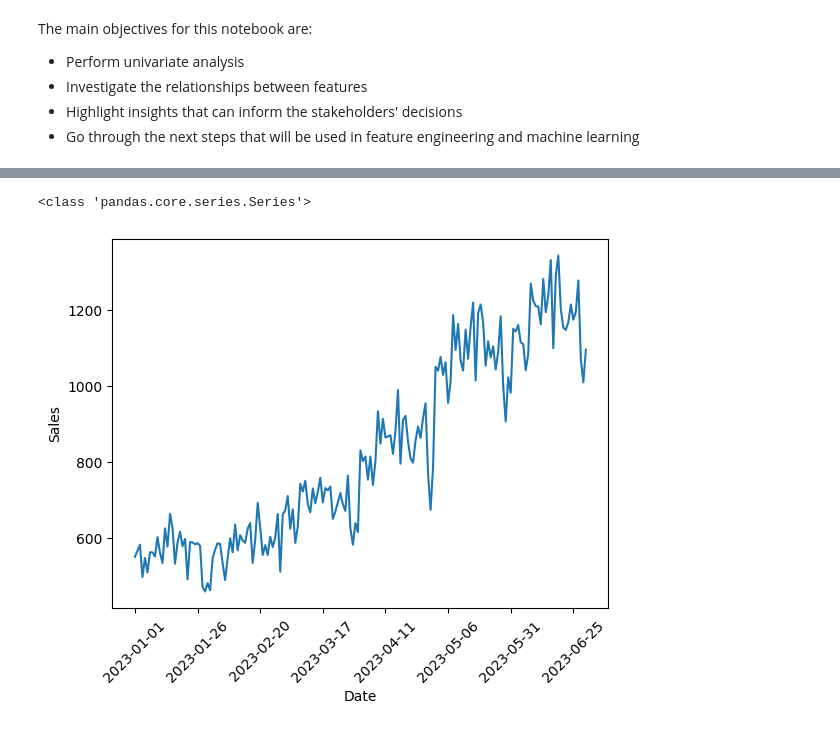
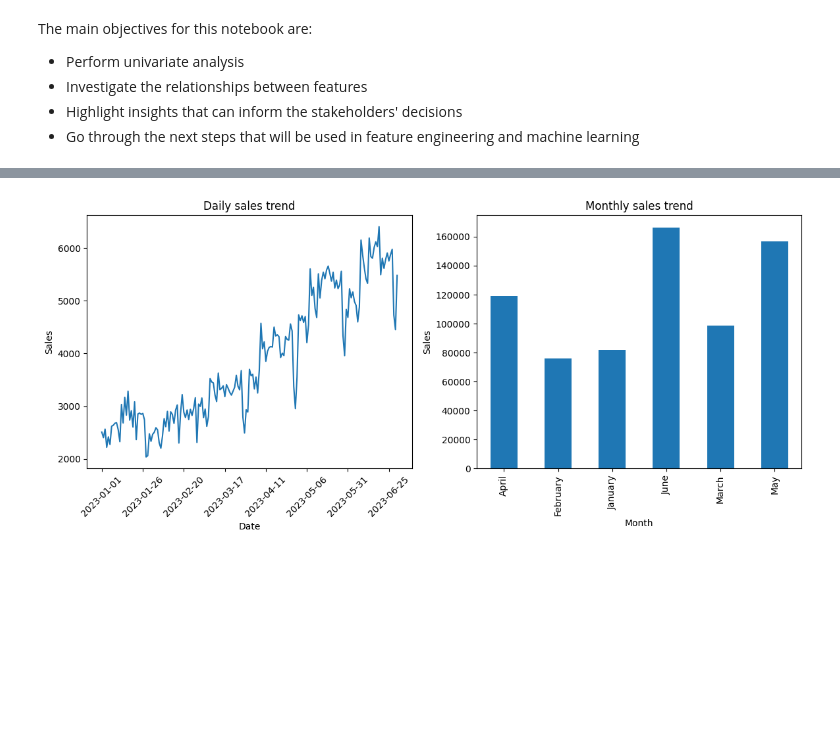
Before and after one commit to mlcuadra1/Coffee-Shop-EDA, a Jupyter notebook: notebooks/eda.ipynb, the cells around one changed output, grey strips where cells are left out. Cells and saved outputs as stored; diff of their text form; code cells hidden in the pictures; blank space fills up the shorter version.

Commit message:
Until changing plots

```diff
--- a/notebooks/eda.ipynb
+++ b/notebooks/eda.ipynb
@@ -70,16 +66,25 @@ Day of Week         0
 dtype: int64
-# %%
-daily_sales = data.groupby(data['transaction_date']).size()
-
-print(type(daily_sales))
-
-fig, ax = plt.subplots()
-daily_sales.plot(rot=45)
-
-ax.set_xlabel("Date")
-ax.set_ylabel("Sales")
-
-plt.show()
-# %% [output]
-<class 'pandas.core.series.Series'>
-[figure, removed]
+# %%
+daily_sales = data.groupby('transaction_date')['Total_Bill'].sum()
+daily_purchase = data.groupby(data['transaction_date']).size()
+
+monthly_sales = data.groupby('Month Name')['Total_Bill'].sum()
+monthly_purchase = data.groupby(data['Month Name']).size()
+
+# Plotting the trends
+plt.figure(figsize=(14, 5))
+
+plt.subplot(1, 2, 1)
+daily_sales.plot(xlabel='Date', ylabel='Sales', title='Daily sales trend', rot=45)
+
+
+
+
+plt.subplot(1, 2, 2)
+monthly_sales.plot(kind='bar', xlabel='Month', title='Monthly sales trend', ylabel='Sales')
+
+
+
+plt.show()
+# %% [output]
+[figure, added]
```
Also changed, not shown: parts of 4 cells of this notebook, 2 other files.
